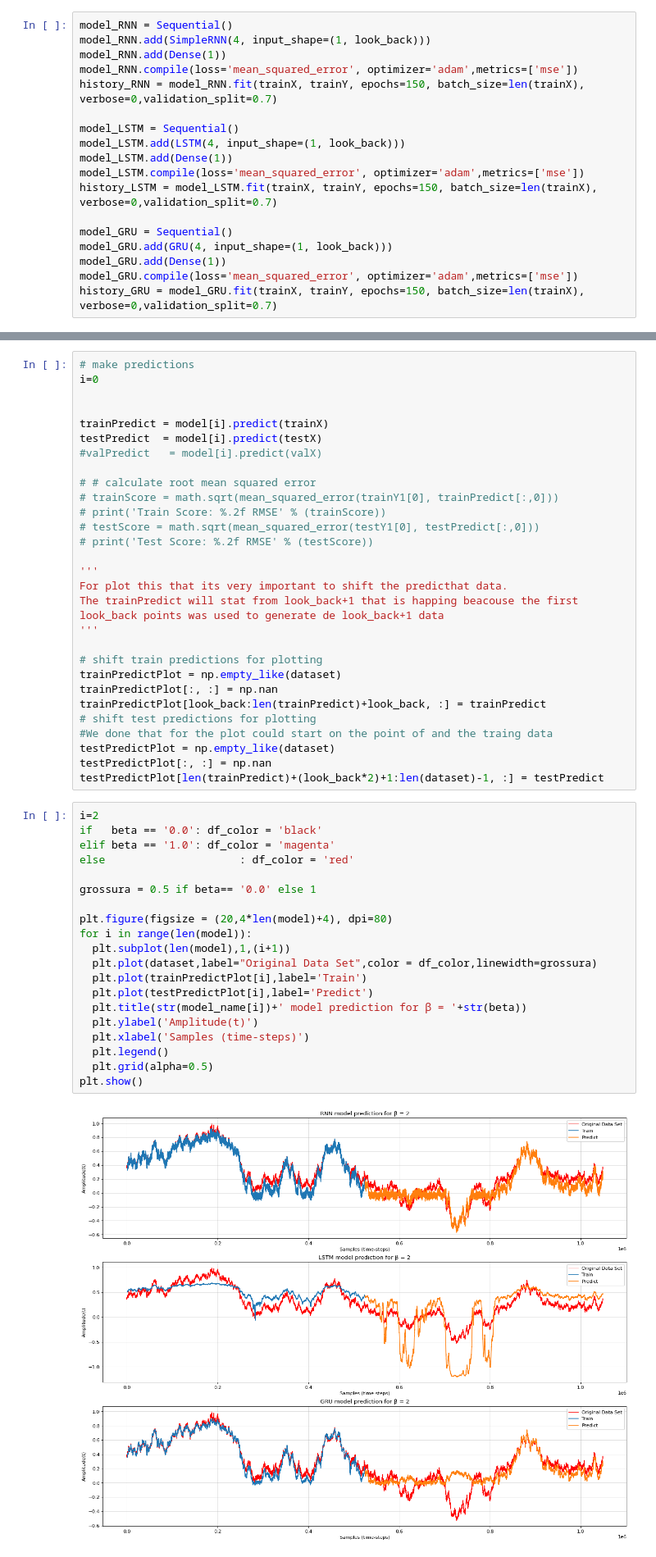
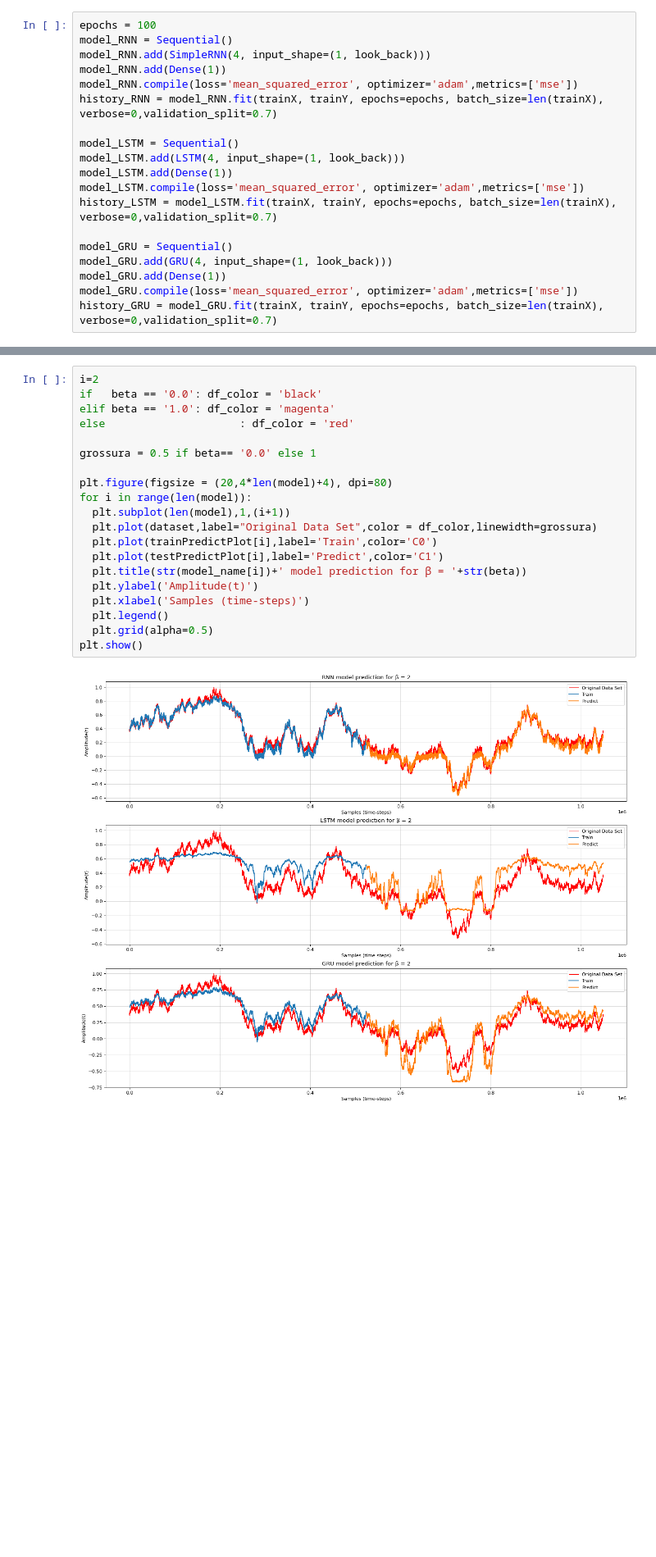
Before and after one commit to barauna-lo/Colored_Noise, a Jupyter notebook: RNN_For_1D_Colored_Noise.ipynb, the cells around one changed output, grey strips where cells are left out. Shown at 82% size. Cells and saved outputs as stored; diff of their text form; blank space fills up the shorter version.

```diff
--- a/RNN_For_1D_Colored_Noise.ipynb
+++ b/RNN_For_1D_Colored_Noise.ipynb
@@ -164,23 +134,24 @@ seed(1)
 import tensorflow
 tensorflow.random.set_seed(3)
 # %%
+epochs = 100
 model_RNN = Sequential()
 model_RNN.add(SimpleRNN(4, input_shape=(1, look_back)))
 model_RNN.add(Dense(1))
 model_RNN.compile(loss='mean_squared_error', optimizer='adam',metrics=['mse'])
-history_RNN = model_RNN.fit(trainX, trainY, epochs=150, batch_size=len(trainX), verbose=0,validation_split=0.7)
+history_RNN = model_RNN.fit(trainX, trainY, epochs=epochs, batch_size=len(trainX), verbose=0,validation_split=0.7)
 
 model_LSTM = Sequential()
 model_LSTM.add(LSTM(4, input_shape=(1, look_back)))
 model_LSTM.add(Dense(1))
 model_LSTM.compile(loss='mean_squared_error', optimizer='adam',metrics=['mse'])
-history_LSTM = model_LSTM.fit(trainX, trainY, epochs=150, batch_size=len(trainX), verbose=0,validation_split=0.7)
+history_LSTM = model_LSTM.fit(trainX, trainY, epochs=epochs, batch_size=len(trainX), verbose=0,validation_split=0.7)
 
 model_GRU = Sequential()
 model_GRU.add(GRU(4, input_shape=(1, look_back)))
 model_GRU.add(Dense(1))
 model_GRU.compile(loss='mean_squared_error', optimizer='adam',metrics=['mse'])
-history_GRU = model_GRU.fit(trainX, trainY, epochs=150, batch_size=len(trainX), verbose=0,validation_split=0.7)
+history_GRU = model_GRU.fit(trainX, trainY, epochs=epochs, batch_size=len(trainX), verbose=0,validation_split=0.7)
 # %%
 #Alocationg all the models in vectors!
 model = [model_RNN,model_LSTM,model_GRU]
@@ -253,53 +239,23 @@ for i in range(len(model)):
 del a
-# %%
-# make predictions
-i=0
-
-
-trainPredict = model[i].predict(trainX)
-testPredict  = model[i].predict(testX)
-#valPredict   = model[i].predict(valX)
-
-# # calculate root mean squared error
-# trainScore = math.sqrt(mean_squared_error(trainY1[0], trainPredict[:,0]))
-# print('Train Score: %.2f RMSE' % (trainScore))
-# testScore = math.sqrt(mean_squared_error(testY1[0], testPredict[:,0]))
-# print('Test Score: %.2f RMSE' % (testScore))
-
-'''
-For plot this that its very important to shift the predicthat data.
-The trainPredict will stat from look_back+1 that is happing beacouse the first
-look_back points was used to generate de look_back+1 data
-'''
-
-# shift train predictions for plotting
-trainPredictPlot = np.empty_like(dataset)
-trainPredictPlot[:, :] = np.nan
-trainPredictPlot[look_back:len(trainPredict)+look_back, :] = trainPredict
-# shift test predictions for plotting
-#We done that for the plot could start on the point of and the traing data
-testPredictPlot = np.empty_like(dataset)
-testPredictPlot[:, :] = np.nan
-testPredictPlot[len(trainPredict)+(look_back*2)+1:len(dataset)-1, :] = testPredict
 # %%
 i=2
 if   beta == '0.0': df_color = 'black'
 elif beta == '1.0': df_color = 'magenta'
 else                     : df_color = 'red'
 
 grossura = 0.5 if beta== '0.0' else 1
 
 plt.figure(figsize = (20,4*len(model)+4), dpi=80)
 for i in range(len(model)):
   plt.subplot(len(model),1,(i+1))
   plt.plot(dataset,label="Original Data Set",color = df_color,linewidth=grossura)
-  plt.plot(trainPredictPlot[i],label='Train')
-  plt.plot(testPredictPlot[i],label='Predict')
+  plt.plot(trainPredictPlot[i],label='Train',color='C0')
+  plt.plot(testPredictPlot[i],label='Predict',color='C1')
   plt.title(str(model_name[i])+' model prediction for β = '+str(beta))
   plt.ylabel('Amplitude(t)')
   plt.xlabel('Samples (time-steps)')
   plt.legend()
   plt.grid(alpha=0.5)
 plt.show()
 # %% [output]
-[figure, old version]
+[figure, new version]
```
Also changed, not shown: parts of 21 cells of this notebook.
